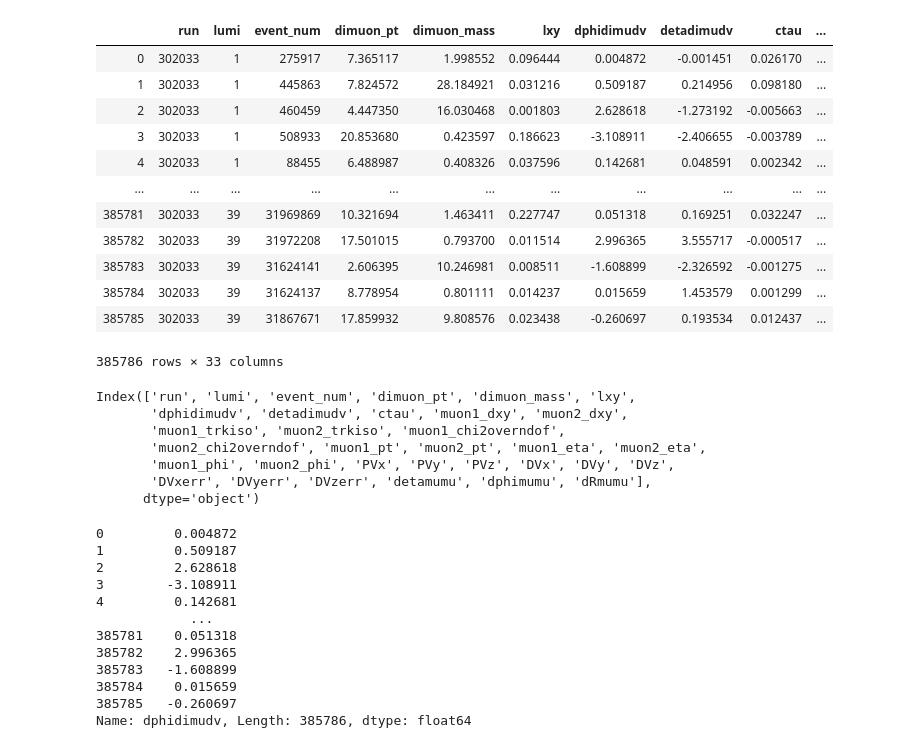
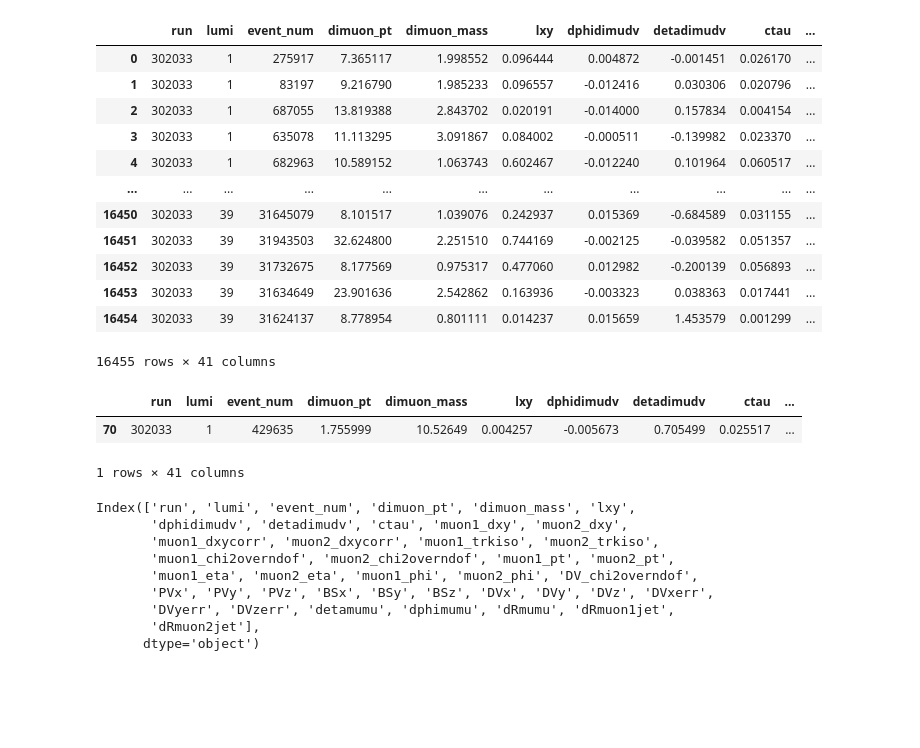
Before and after one commit to leonardogiannini/scouting, a Jupyter notebook: analysis/synchronization.ipynb, the cells around one changed output. Saved outputs shown, nothing was run; the diff lists cells and outputs as text; code cells hidden in the pictures; blank space fills up the shorter version.

```diff
--- a/analysis/synchronization.ipynb
+++ b/analysis/synchronization.ipynb
@@ -138,29 +140,37 @@ event,lumi,run,mass,DV_x,DV_y,DV_rhoCorr,lxy,Muon1_pt,Muon1_eta,Muon2_pt,Muon2_e
 # %%
-dfr = pd.read_csv("/home/users/namin/2019/scouting/repo/analysis/synch/flat_dimuon_tree.csv",delimiter=";",
-                  skiprows=1,
-                 )
+# dfr = pd.read_csv("/home/users/namin/2019/scouting/repo/analysis/synch/flat_dimuon_tree.csv",delimiter=";",skiprows=1)
+# dfr = pd.read_csv("/home/users/namin/2019/scouting/repo/analysis/synch/flat_dimuon_tree_BScorr.csv",delimiter=";",skiprows=1)
+dfr = pd.read_csv("/home/users/namin/2019/scouting/repo/analysis/synch/flat_dimuon_tree_synchtest.csv",delimiter=";",skiprows=1)
 dfr
 # %% [output]
 |  | run | lumi | event_num | dimuon_pt | dimuon_mass | lxy | dphidimudv | detadimudv | ctau | ... |
 | 0 | 302033 | 1 | 275917 | 7.365117 | 1.998552 | 0.096444 | 0.004872 | -0.001451 | 0.026170 | ... |
-| 1 | 302033 | 1 | 445863 | 7.824572 | 28.184921 | 0.031216 | 0.509187 | 0.214956 | 0.098180 | ... |
-| 2 | 302033 | 1 | 460459 | 4.447350 | 16.030468 | 0.001803 | 2.628618 | -1.273192 | -0.005663 | ... |
-| 3 | 302033 | 1 | 508933 | 20.853680 | 0.423597 | 0.186623 | -3.108911 | -2.406655 | -0.003789 | ... |
-| 4 | 302033 | 1 | 88455 | 6.488987 | 0.408326 | 0.037596 | 0.142681 | 0.048591 | 0.002342 | ... |
+| 1 | 302033 | 1 | 83197 | 9.216790 | 1.985233 | 0.096557 | -0.012416 | 0.030306 | 0.020796 | ... |
+| 2 | 302033 | 1 | 687055 | 13.819388 | 2.843702 | 0.020191 | -0.014000 | 0.157834 | 0.004154 | ... |
+| 3 | 302033 | 1 | 635078 | 11.113295 | 3.091867 | 0.084002 | -0.000511 | -0.139982 | 0.023370 | ... |
+| 4 | 302033 | 1 | 682963 | 10.589152 | 1.063743 | 0.602467 | -0.012240 | 0.101964 | 0.060517 | ... |
 | ... | ... | ... | ... | ... | ... | ... | ... | ... | ... | ... |
-| 385781 | 302033 | 39 | 31969869 | 10.321694 | 1.463411 | 0.227747 | 0.051318 | 0.169251 | 0.032247 | ... |
-| 385782 | 302033 | 39 | 31972208 | 17.501015 | 0.793700 | 0.011514 | 2.996365 | 3.555717 | -0.000517 | ... |
-| 385783 | 302033 | 39 | 31624141 | 2.606395 | 10.246981 | 0.008511 | -1.608899 | -2.326592 | -0.001275 | ... |
-| 385784 | 302033 | 39 | 31624137 | 8.778954 | 0.801111 | 0.014237 | 0.015659 | 1.453579 | 0.001299 | ... |
-| 385785 | 302033 | 39 | 31867671 | 17.859932 | 9.808576 | 0.023438 | -0.260697 | 0.193534 | 0.012437 | ... |
+| 16450 | 302033 | 39 | 31645079 | 8.101517 | 1.039076 | 0.242937 | 0.015369 | -0.684589 | 0.031155 | ... |
+| 16451 | 302033 | 39 | 31943503 | 32.624800 | 2.251510 | 0.744169 | -0.002125 | -0.039582 | 0.051357 | ... |
+| 16452 | 302033 | 39 | 31732675 | 8.177569 | 0.975317 | 0.477060 | 0.012982 | -0.200139 | 0.056893 | ... |
+| 16453 | 302033 | 39 | 31634649 | 23.901636 | 2.542862 | 0.163936 | -0.003323 | 0.038363 | 0.017441 | ... |
+| 16454 | 302033 | 39 | 31624137 | 8.778954 | 0.801111 | 0.014237 | 0.015659 | 1.453579 | 0.001299 | ... |
-385786 rows × 33 columns
+16455 rows × 41 columns
+# %%
+dfr.query("event_num == 429635")
+# %% [output]
+|  | run | lumi | event_num | dimuon_pt | dimuon_mass | lxy | dphidimudv | detadimudv | ctau | ... |
+| 70 | 302033 | 1 | 429635 | 1.755999 | 10.52649 | 0.004257 | -0.005673 | 0.705499 | 0.025517 | ... |
+1 rows × 41 columns
 # %%
 dfr.columns
 # %% [output]
 Index(['run', 'lumi', 'event_num', 'dimuon_pt', 'dimuon_mass', 'lxy',
        'dphidimudv', 'detadimudv', 'ctau', 'muon1_dxy', 'muon2_dxy',
-       'muon1_trkiso', 'muon2_trkiso', 'muon1_chi2overndof',
-       'muon2_chi2overndof', 'muon1_pt', 'muon2_pt', 'muon1_eta', 'muon2_eta',
-       'muon1_phi', 'muon2_phi', 'PVx', 'PVy', 'PVz', 'DVx', 'DVy', 'DVz',
-       'DVxerr', 'DVyerr', 'DVzerr', 'detamumu', 'dphimumu', 'dRmumu'],
+       'muon1_dxycorr', 'muon2_dxycorr', 'muon1_trkiso', 'muon2_trkiso',
+       'muon1_chi2overndof', 'muon2_chi2overndof', 'muon1_pt', 'muon2_pt',
+       'muon1_eta', 'muon2_eta', 'muon1_phi', 'muon2_phi', 'DV_chi2overndof',
+       'PVx', 'PVy', 'PVz', 'BSx', 'BSy', 'BSz', 'DVx', 'DVy', 'DVz', 'DVxerr',
+       'DVyerr', 'DVzerr', 'detamumu', 'dphimumu', 'dRmumu', 'dRmuon1jet',
+       'dRmuon2jet'],
       dtype='object')
@@ -187,18 +177,3 @@ Index(['run', 'lumi', 'event_num', 'dimuon_pt', 'dimuon_mass', 'lxy',
-# %%
-dfr["dphidimudv"]
-# %% [output]
-0         0.004872
-1         0.509187
-2         2.628618
-3        -3.108911
-4         0.142681
-            ...
-385781    0.051318
-385782    2.996365
-385783   -1.608899
-385784    0.015659
-385785   -0.260697
-Name: dphidimudv, Length: 385786, dtype: float64
 # %%
 # merged df
 # all events in dfs with rutgers columns included
```
Also changed, not shown: parts of 32 cells of this notebook, 5 other files.
